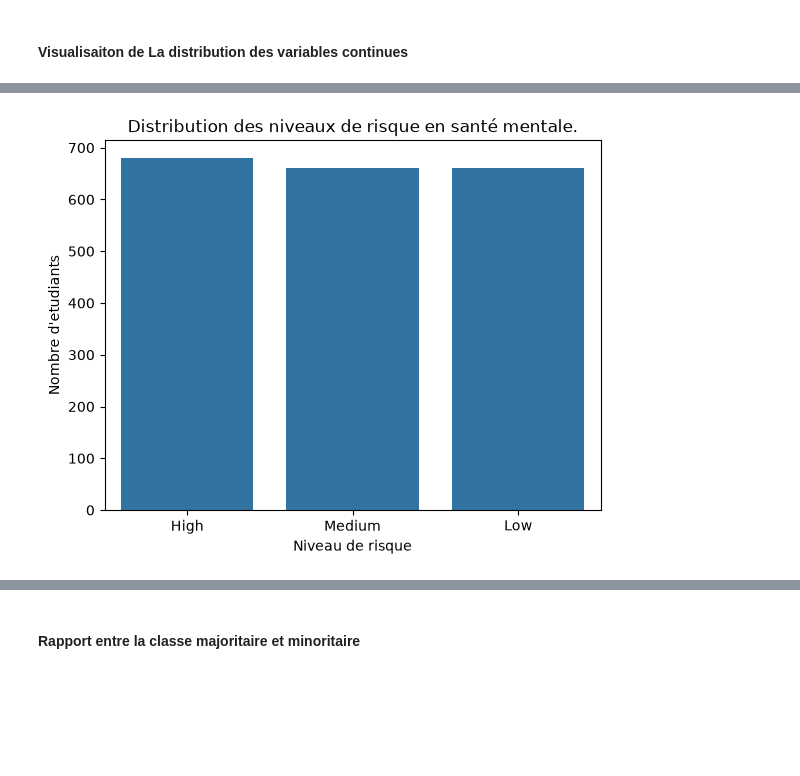
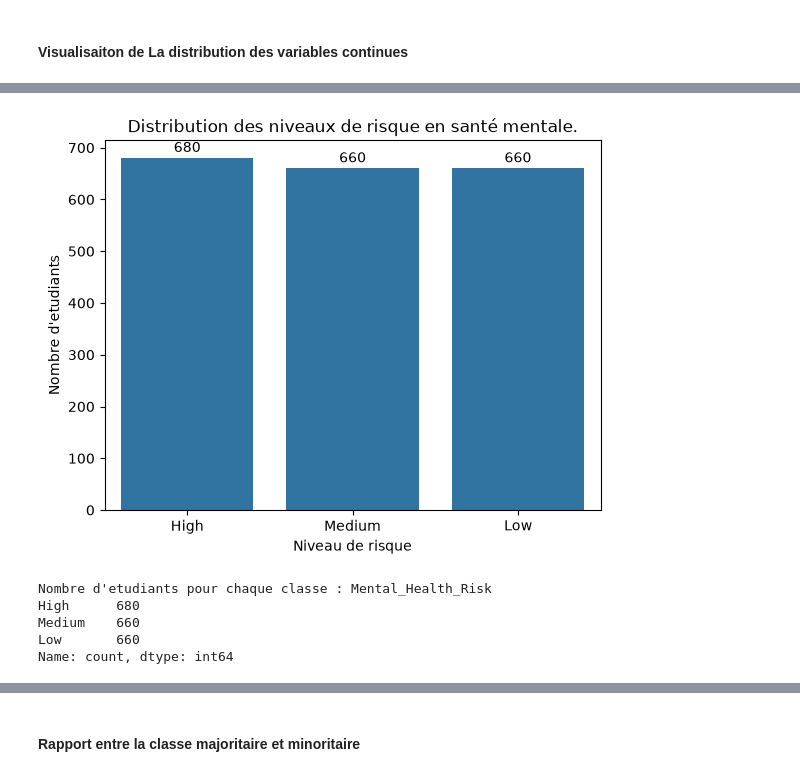
Before and after one commit to NohailaAitHammad/Student_Mental_Health, a Jupyter notebook: notebooks/exploration.ipynb, the cells around one changed output, grey strips where cells are left out. Drawn from its saved outputs; the diff is of its cells as text; code cells hidden in the pictures; blank space fills up the shorter version.

```diff
--- a/notebooks/exploration.ipynb
+++ b/notebooks/exploration.ipynb
@@ -216,11 +229,18 @@ target = 'Mental_Health_Risk'
 counts = df[target].value_counts()
 pourcentages = df[target].value_counts(normalize=True) * 100
 # %%
-sns.countplot(data=df, x=target, order=counts.index)
+ax = sns.countplot(data=df, x=target, order=counts.index)
+ax.bar_label(ax.containers[0], fmt='%d', padding=2)
 plt.title('Distribution des niveaux de risque en santé mentale.')
 plt.xlabel('Niveau de risque')
 plt.ylabel("Nombre d'etudiants")
 plt.show()
+print(f"Nombre d'etudiants pour chaque classe : {counts}")
 # %% [output]
-[figure, old version]
+[figure, new version]
+Nombre d'etudiants pour chaque classe : Mental_Health_Risk
+High      680
+Medium    660
+Low       660
+Name: count, dtype: int64
 # %%
```
Also changed, not shown: parts of 48 cells of this notebook, 3 other files.
